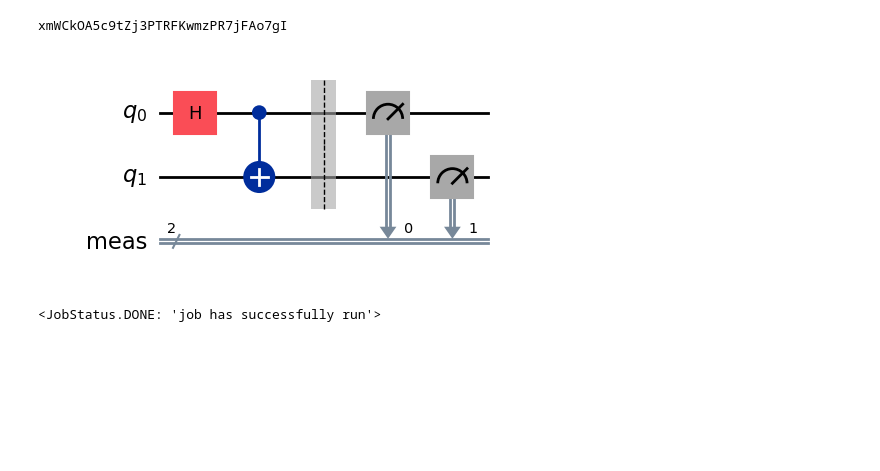
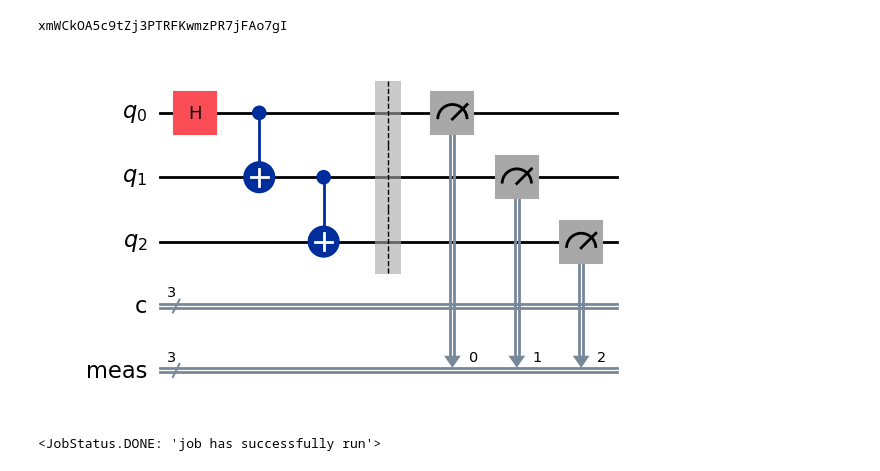
Before and after one commit to gzquse/Quantum-Transformer, a Jupyter notebook: exploratory/ionq.ipynb, the cells around one changed output. Drawn from its saved outputs; the diff is of its cells as text; code cells hidden in the pictures; blank space fills up the shorter version.

```diff
--- a/exploratory/ionq.ipynb
+++ b/exploratory/ionq.ipynb
@@ -48,13 +48,19 @@ qc = QuantumCircuit(2, name="Qiskit Example Circuit")
 qc.h(0)
 qc.cx(0, 1)
 qc.measure_all()
-# %%
-# Before submitting the job, we can visualize the circuit using draw().
-# We're using matplotlib to create a pretty graphic, but draw() defaults to
-# plaintext and supports other libraries like LaTeX.
-
-qc.draw('mpl')
-# %% [output]
-[figure, removed]
+# %%
+from qiskit import QuantumCircuit
+
+# Now we set up our circuit. In this case, we're creating a circuit with two
+# qubits, applying an H gate to qubit-0, a CXGate to both, then measuring.
+
+qc = QuantumCircuit(3, 3)
+qc.h(0)
+qc.cx(0, 1)
+qc.cx(1, 2)
+qc.measure_all()
+qc.draw('mpl')
+# %% [output]
+[figure, added]
 # %%
 from qiskit.visualization import plot_histogram
```
Also changed, not shown: parts of 3 cells of this notebook, 5 other files.
